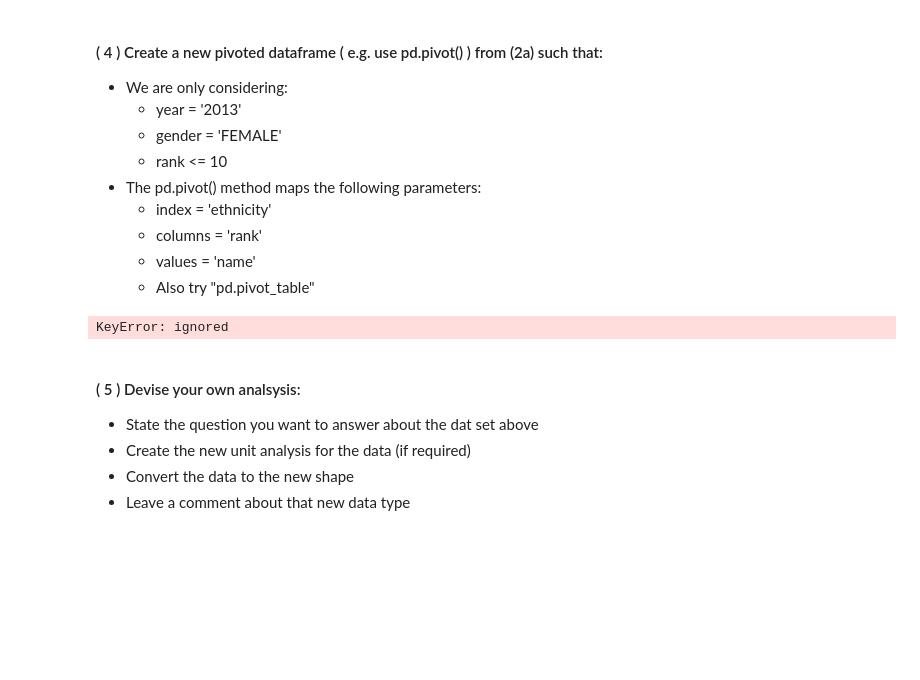
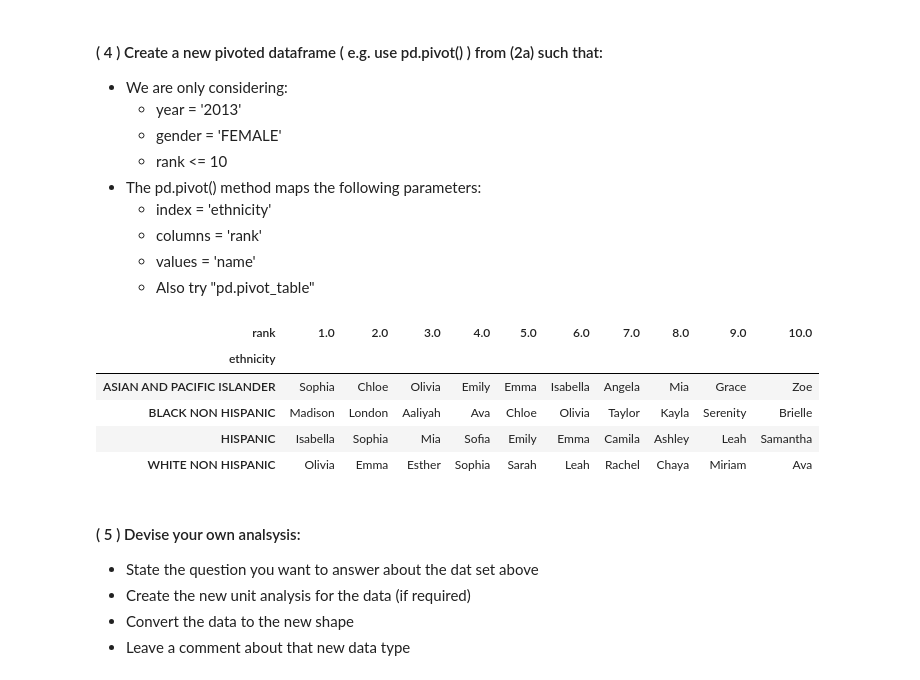
Before and after one commit to xiborxu/IST462Xibo, a Jupyter notebook: HW6_IST462_Fall2023.ipynb, the cells around one changed output. Saved outputs shown, nothing was run; the diff lists cells and outputs as text; code cells hidden in the pictures; blank space fills up the shorter version.

```diff
--- a/HW6_IST462_Fall2023.ipynb
+++ b/HW6_IST462_Fall2023.ipynb
@@ -161,11 +187,20 @@ len(both_genders_names)
     - values = 'name'
     - Also try "pd.pivot_table"
 # %%
+from pandas.core.reshape import pivot
 # Enter your code here, printing relevant answers to console:
-filtered_df = df[(df['year'] == 2013) & (df['gender'] == 'FEMALE') & (df['instance of the name'] <= 10)]
-pivoted_df = pd.pivot(index='ethnicity', columns='rank', values='name', data=filtered_df)
+pivot_df = df[(df['year'] == 2013) & (df['gender'] == 'FEMALE') & (df['rank'] <= 10)]
+# select the data from 2a, we want year is 2013, gender is female and rank is less or equal to 10
+pivot_df = pd.pivot_table(pivot_df, index='ethnicity', columns='rank', values='name', aggfunc='first')
+# create the pivot table with thhe parameters
+pivot_df
 # %% [output]
-KeyError: ignored
+| rank | 1.0 | 2.0 | 3.0 | 4.0 | 5.0 | 6.0 | 7.0 | 8.0 | 9.0 | 10.0 |
+| ethnicity |  |  |  |  |  |  |  |  |  |  |
+| ASIAN AND PACIFIC ISLANDER | Sophia | Chloe | Olivia | Emily | Emma | Isabella | Angela | Mia | Grace | Zoe |
+| BLACK NON HISPANIC | Madison | London | Aaliyah | Ava | Chloe | Olivia | Taylor | Kayla | Serenity | Brielle |
+| HISPANIC | Isabella | Sophia | Mia | Sofia | Emily | Emma | Camila | Ashley | Leah | Samantha |
+| WHITE NON HISPANIC | Olivia | Emma | Esther | Sophia | Sarah | Leah | Rachel | Chaya | Miriam | Ava |
 # %% [markdown]
 #### ( 5 ) Devise your own analsysis:
 - State the question you want to answer about the dat set above
```
Also changed, not shown: parts of 10 cells of this notebook.
